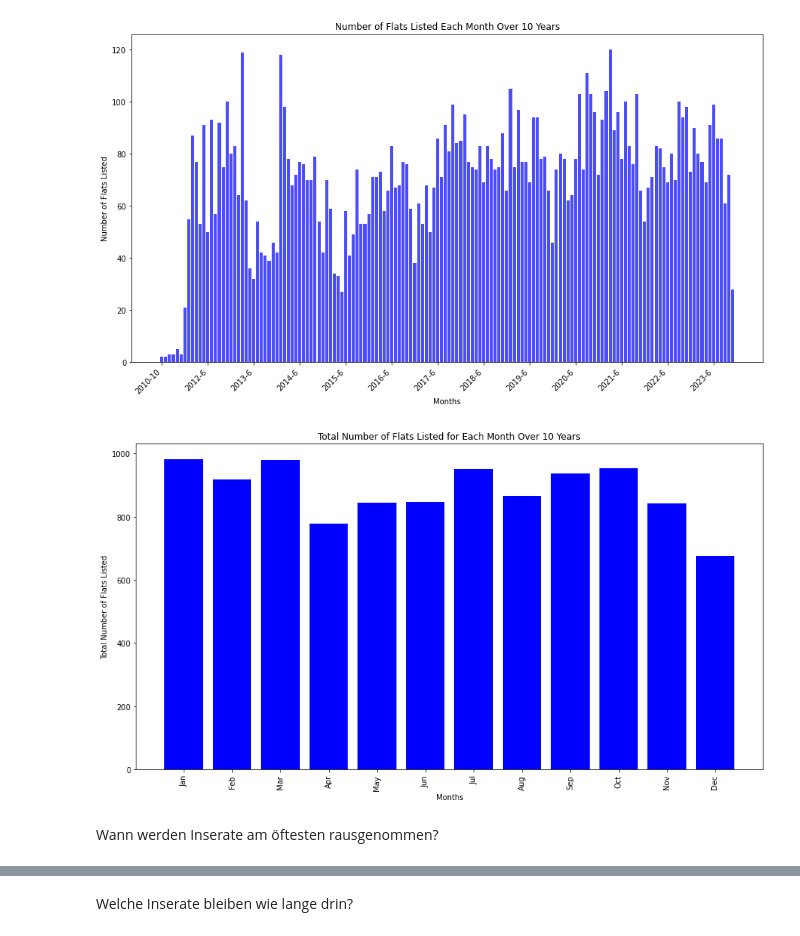
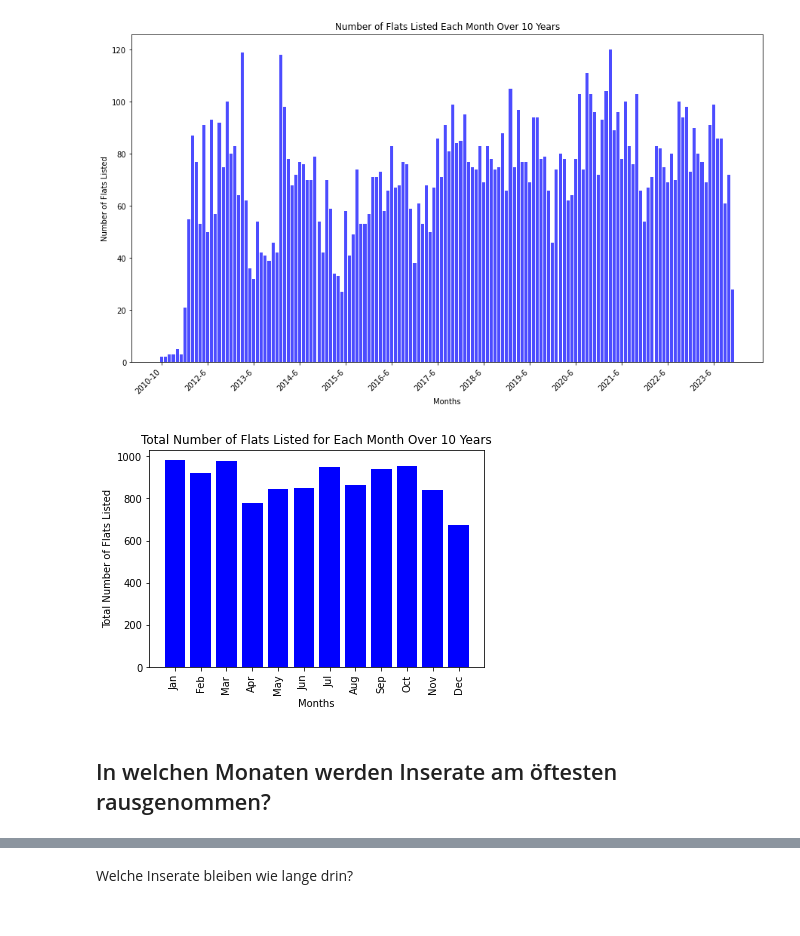
Before and after one commit to okihnjo/DataLiteracy, a Jupyter notebook: notebooks/correlations.ipynb, the cells around one changed output, grey strips where cells are left out. Drawn from its saved outputs; the diff is of its cells as text; code cells hidden in the pictures.

```diff
--- a/notebooks/correlations.ipynb
+++ b/notebooks/correlations.ipynb
@@ -122,25 +136,25 @@ plt.show()
 # %%
 df['year'] = df['startdate'].str[:4]
 df["month"] = pd.DatetimeIndex(df['startdate']).month
 monthly_counts = df.groupby(['year', 'month']).size().reset_index(name='count')
 
 monthly_counts_summed = monthly_counts.groupby('month')['count'].sum().reset_index(name='total_count')
 
-plt.figure(figsize=(15, 8))
+#plt.figure(figsize=(15, 8))
 plt.bar(monthly_counts_summed['month'], monthly_counts_summed['total_count'], color='blue')
 
 plt.title('Total Number of Flats Listed for Each Month Over 10 Years')
 plt.xlabel('Months')
 plt.ylabel('Total Number of Flats Listed')
 
 month_names = ['Jan', 'Feb', 'Mar', 'Apr', 'May', 'Jun', 'Jul', 'Aug', 'Sep', 'Oct', 'Nov', 'Dec']
 plt.xticks(monthly_counts_summed['month'], month_names, rotation='vertical')
 
 plt.show()
 # %% [output]
-[figure, old version]
+[figure, new version]
 # %% [markdown]
-Wann werden Inserate am öftesten rausgenommen?
+## In welchen Monaten werden Inserate am öftesten rausgenommen?
 # %%
 df['year'] = df['enddate'].str[:4]
 df["month"] = pd.DatetimeIndex(df['enddate']).month
```
Also changed, not shown: parts of 5 cells of this notebook.
